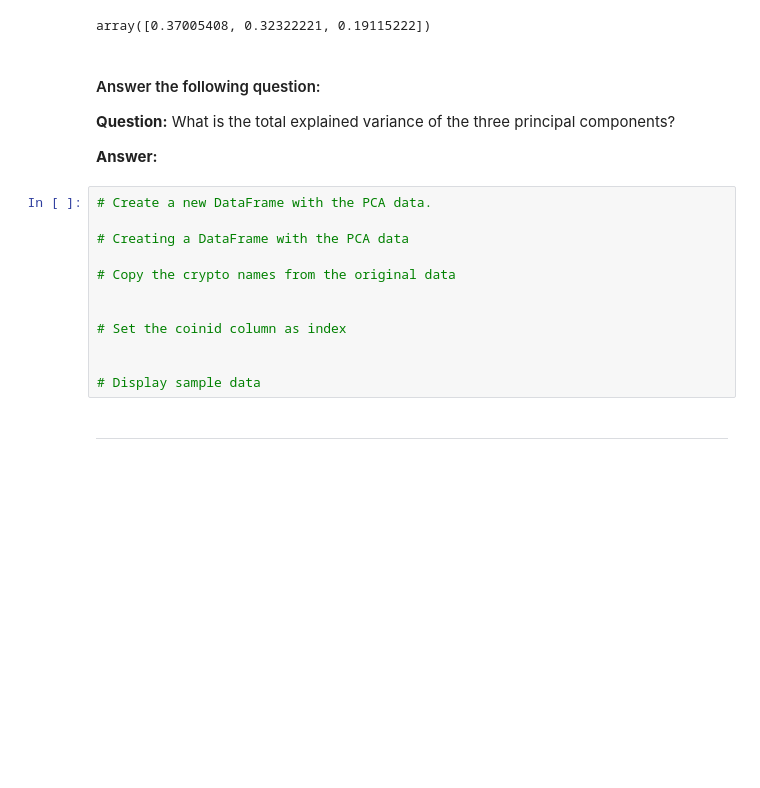
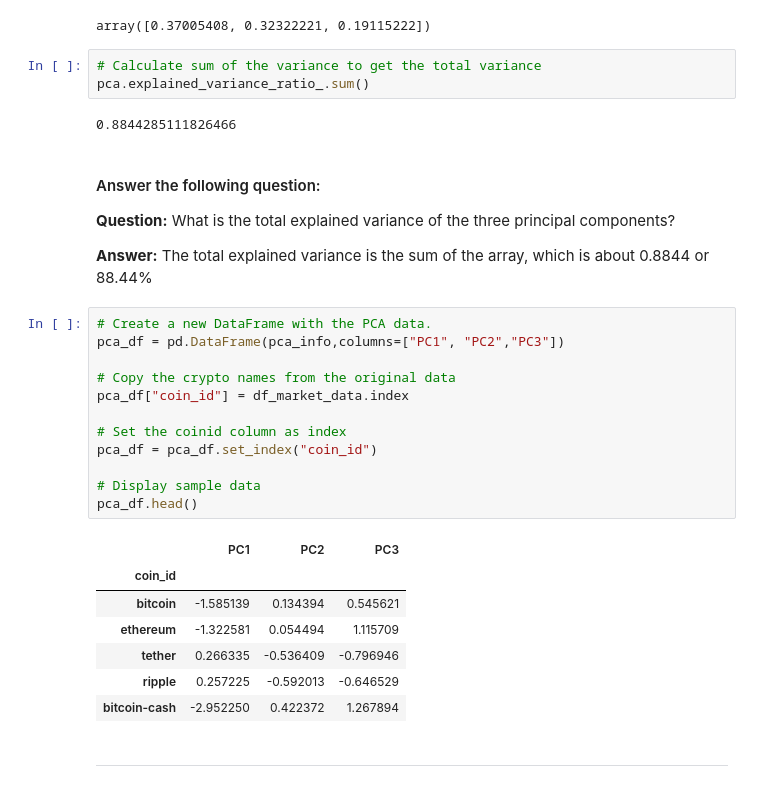
Before and after one commit to JustinS25/CryptoClustering, a Jupyter notebook: Starter_Code 14/Crypto_Clustering.ipynb, the cells around one changed output. Drawn from its saved outputs; the diff is of its cells as text; blank space fills up the shorter version.

```diff
--- a/Starter_Code 14/Crypto_Clustering.ipynb
+++ b/Starter_Code 14/Crypto_Clustering.ipynb
@@ -268,24 +244,37 @@ array([[-1.58513942,  0.13439444,  0.545621  ],
 pca.explained_variance_ratio_
 # %% [output]
 array([0.37005408, 0.32322221, 0.19115222])
+# %%
+# Calculate sum of the variance to get the total variance
+pca.explained_variance_ratio_.sum()
+# %% [output]
+0.8844285111826466
 # %% [markdown]
 #### Answer the following question:
 
 **Question:** What is the total explained variance of the three principal components?
 
-**Answer:**
+**Answer:** The total explained variance is the sum of the array, which is about 0.8844 or 88.44%
 # %%
 # Create a new DataFrame with the PCA data.
-
-# Creating a DataFrame with the PCA data
+pca_df = pd.DataFrame(pca_info,columns=["PC1", "PC2","PC3"])
 
 # Copy the crypto names from the original data
-
+pca_df["coin_id"] = df_market_data.index
 
 # Set the coinid column as index
-
+pca_df = pca_df.set_index("coin_id")
 
 # Display sample data
+pca_df.head()
+# %% [output]
+|  | PC1 | PC2 | PC3 |
+| coin_id |  |  |  |
+| bitcoin | -1.585139 | 0.134394 | 0.545621 |
+| ethereum | -1.322581 | 0.054494 | 1.115709 |
+| tether | 0.266335 | -0.536409 | -0.796946 |
+| ripple | 0.257225 | -0.592013 | -0.646529 |
+| bitcoin-cash | -2.952250 | 0.422372 | 1.267894 |
 # %% [markdown]
 ---
 # %% [markdown]
```
Also changed, not shown: parts of 20 cells of this notebook, 1 other file.
